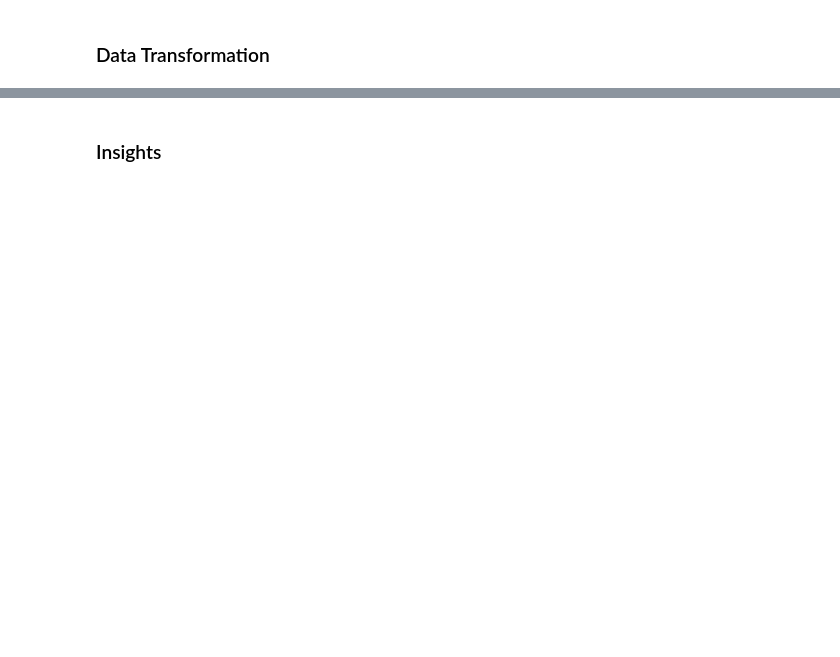
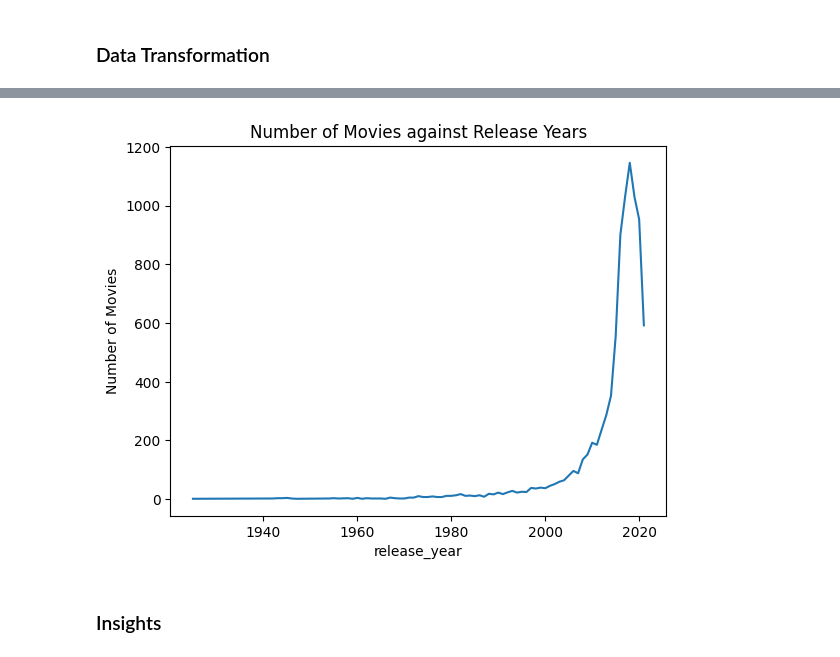
Before and after one commit to pydatakla/VisualizationWednesday, a Jupyter notebook: VisualizationWednesday/netflix/netflix_challenge.ipynb, the cells around one changed output, grey strips where cells are left out. Saved outputs shown, nothing was run; the diff lists cells and outputs as text; code cells hidden in the pictures; blank space fills up the shorter version.

Commit message:
number of movies against release years

```diff
--- a/VisualizationWednesday/netflix/netflix_challenge.ipynb
+++ b/VisualizationWednesday/netflix/netflix_challenge.ipynb
@@ -430,2 +430,11 @@ plt.show()
+# %%
+netflix.groupby(["release_year"])["title"].count().plot.line(
+    x="release_year",
+    y="title",
+);
+plt.title("Number of Movies against Release Years");
+plt.ylabel("Number of Movies");
+# %% [output]
+[figure, added]
 # %% [markdown]
 ### Insights
```
Also changed, not shown: parts of 17 cells of this notebook, 20 other files.
